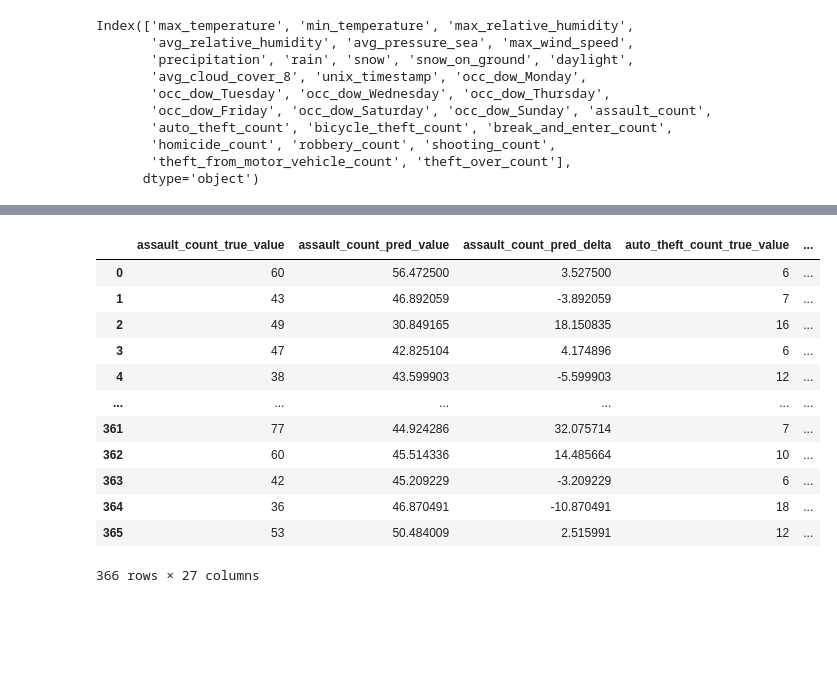
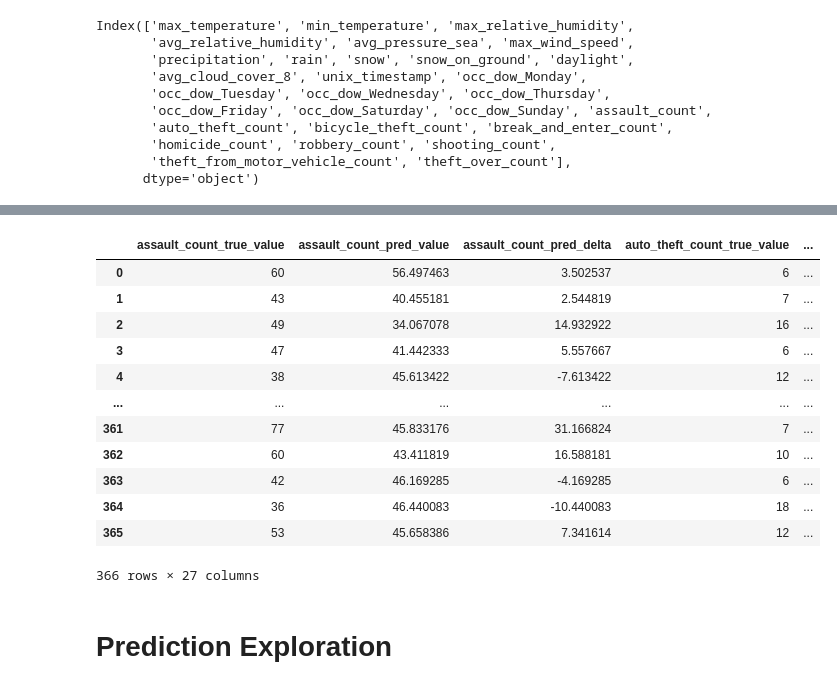
Before and after one commit to MickMarch/Canadian_Homelessness_Analysis, a Jupyter notebook: Project_Notebooks/NN_Model/Neural_Network_Iterated.ipynb, the cells around one changed output, grey strips where cells are left out. Saved outputs shown, nothing was run; the diff lists cells and outputs as text; code cells hidden in the pictures; blank space fills up the shorter version.

Commit message:
Adding different NN models

```diff
--- a/Project_Notebooks/NN_Model/Neural_Network_Iterated.ipynb
+++ b/Project_Notebooks/NN_Model/Neural_Network_Iterated.ipynb
@@ -341,7 +344,7 @@ for y_col in y_cols:
 
     # Define the model - deep neural net
     number_input_features = len(X_train_scaled[0])
-    hidden_nodes_layer1 = number_input_features * 3
+    hidden_nodes_layer1 = number_input_features
     hidden_nodes_layer2 = number_input_features
 
     nn = tf.keras.models.Sequential()
@@ -352,7 +355,7 @@ for y_col in y_cols:
     )
 
     # Second hidden layer
-    nn.add(tf.keras.layers.Dense(units=hidden_nodes_layer2, activation="relu"))
+    nn.add(tf.keras.layers.Dense(units=hidden_nodes_layer2, activation="selu"))
 
     # Output layer
     nn.add(tf.keras.layers.Dense(units=1, activation="relu"))
@@ -446,26 +445,27 @@ with open('saved_models/pickle/neural_models_dict.pickle', 'wb') as file:
 # %%
 # Create a prediction dataframe
 predictions_df = pd.DataFrame()
+model_comparisons = pd.DataFrame()
 
 for target, nn_content in neural_models_dict.items():
     predictions_df[f'{target}_true_value'] = nn_content['y_test'].flatten()
     predictions_df[f'{target}_pred_value'] = nn_content['y_pred'].flatten()
     predictions_df[f'{target}_pred_delta'] = predictions_df[f'{target}_true_value'] - predictions_df[f'{target}_pred_value']
 
 predictions_df
 # %% [output]
 |  | assault_count_true_value | assault_count_pred_value | assault_count_pred_delta | auto_theft_count_true_value | ... |
-| 0 | 60 | 56.472500 | 3.527500 | 6 | ... |
-| 1 | 43 | 46.892059 | -3.892059 | 7 | ... |
-| 2 | 49 | 30.849165 | 18.150835 | 16 | ... |
-| 3 | 47 | 42.825104 | 4.174896 | 6 | ... |
-| 4 | 38 | 43.599903 | -5.599903 | 12 | ... |
+| 0 | 60 | 56.497463 | 3.502537 | 6 | ... |
+| 1 | 43 | 40.455181 | 2.544819 | 7 | ... |
+| 2 | 49 | 34.067078 | 14.932922 | 16 | ... |
+| 3 | 47 | 41.442333 | 5.557667 | 6 | ... |
+| 4 | 38 | 45.613422 | -7.613422 | 12 | ... |
 | ... | ... | ... | ... | ... | ... |
-| 361 | 77 | 44.924286 | 32.075714 | 7 | ... |
-| 362 | 60 | 45.514336 | 14.485664 | 10 | ... |
-| 363 | 42 | 45.209229 | -3.209229 | 6 | ... |
-| 364 | 36 | 46.870491 | -10.870491 | 18 | ... |
-| 365 | 53 | 50.484009 | 2.515991 | 12 | ... |
+| 361 | 77 | 45.833176 | 31.166824 | 7 | ... |
+| 362 | 60 | 43.411819 | 16.588181 | 10 | ... |
+| 363 | 42 | 46.169285 | -4.169285 | 6 | ... |
+| 364 | 36 | 46.440083 | -10.440083 | 18 | ... |
+| 365 | 53 | 45.658386 | 7.341614 | 12 | ... |
 366 rows × 27 columns
 # %%
 # Export predictions_df to CSV
@@ -475,0 +475,2 @@ predictions_df.to_csv("../../Data/model_predictions/neural_network_pred_vs_true.
+# %% [markdown]
+# Prediction Exploration
```
Also changed, not shown: parts of 10 cells of this notebook, 4 other files.
